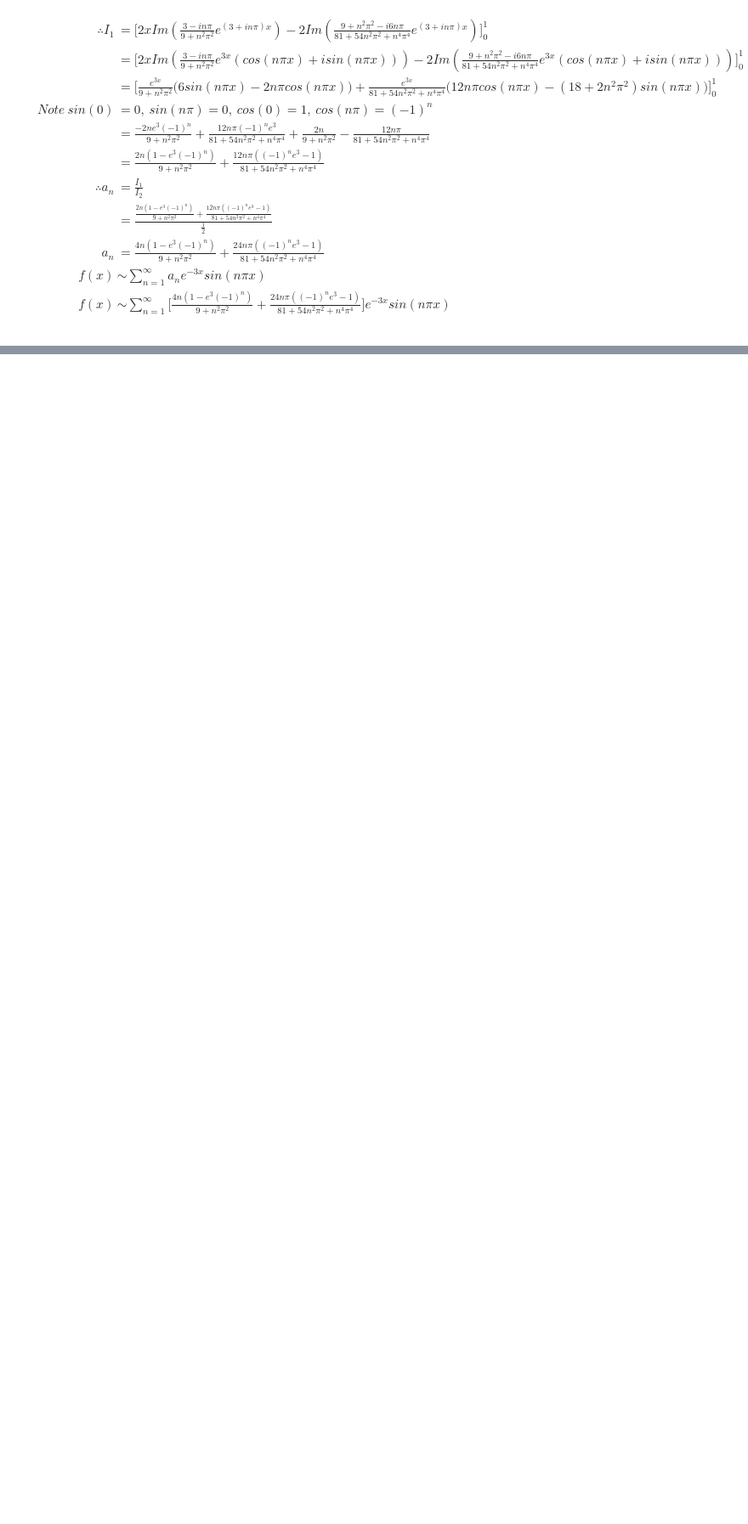
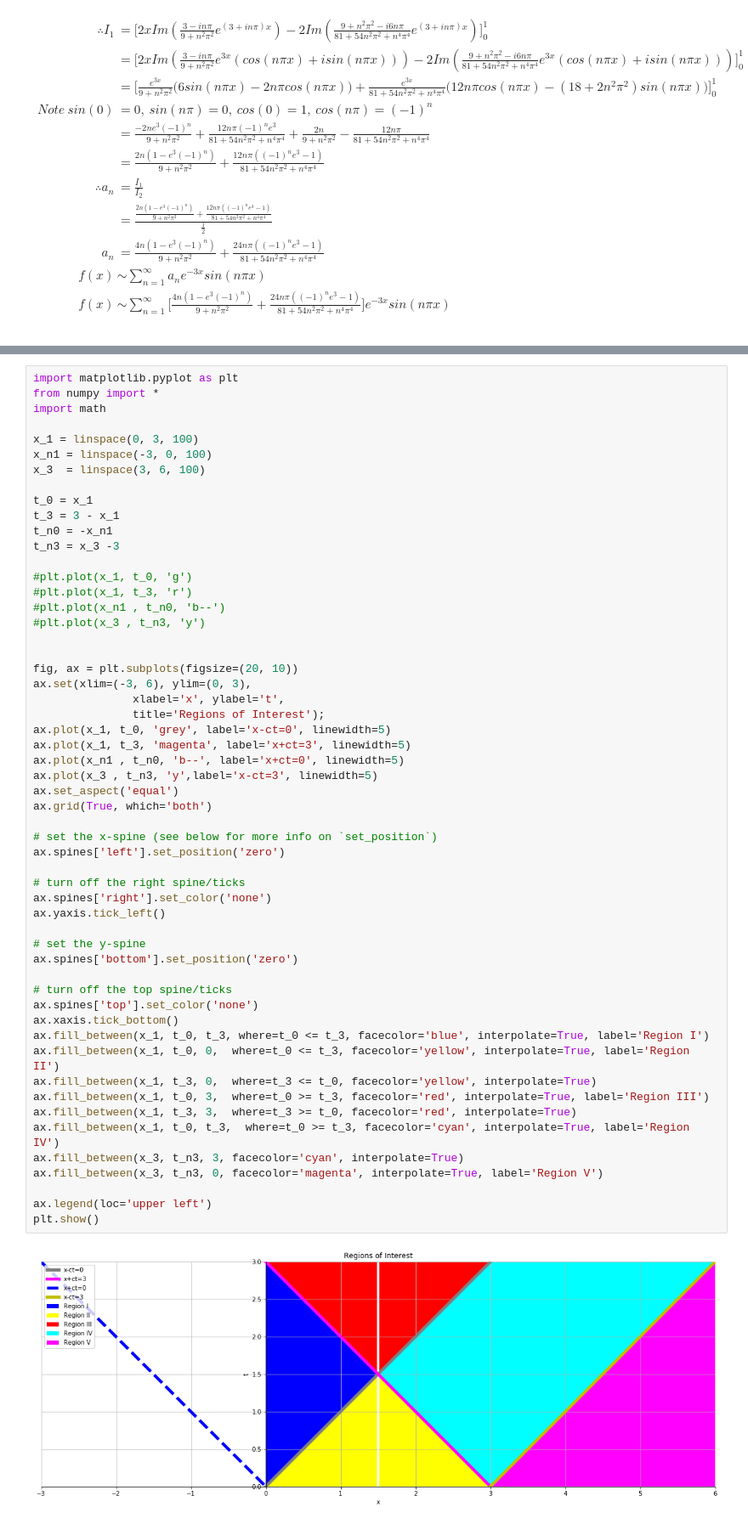
Before and after one commit to JasonBorland/TUD_MATH4854_PDE_NM, a Jupyter notebook: MATH4854_PDE_ASSIGNMENT.ipynb, the cells around one changed output, grey strips where cells are left out. Shown at 85% size. Drawn from its saved outputs; the diff is of its cells as text; blank space fills up the shorter version.

```diff
--- a/MATH4854_PDE_ASSIGNMENT.ipynb
+++ b/MATH4854_PDE_ASSIGNMENT.ipynb
@@ -158,0 +190,57 @@ $$
+# %%
+import matplotlib.pyplot as plt
+from numpy import *
+import math
+
+x_1 = linspace(0, 3, 100)
+x_n1 = linspace(-3, 0, 100)
+x_3  = linspace(3, 6, 100)
+
+t_0 = x_1
+t_3 = 3 - x_1
+t_n0 = -x_n1
+t_n3 = x_3 -3
+
+#plt.plot(x_1, t_0, 'g')
+#plt.plot(x_1, t_3, 'r')
+#plt.plot(x_n1 , t_n0, 'b--')
+#plt.plot(x_3 , t_n3, 'y')
+
+
+fig, ax = plt.subplots(figsize=(20, 10))
+ax.set(xlim=(-3, 6), ylim=(0, 3),
+               xlabel='x', ylabel='t',
+               title='Regions of Interest');
+ax.plot(x_1, t_0, 'grey', label='x-ct=0', linewidth=5)
+ax.plot(x_1, t_3, 'magenta', label='x+ct=3', linewidth=5)
+ax.plot(x_n1 , t_n0, 'b--', label='x+ct=0', linewidth=5)
+ax.plot(x_3 , t_n3, 'y',label='x-ct=3', linewidth=5)
+ax.set_aspect('equal')
+ax.grid(True, which='both')
+
+# set the x-spine (see below for more info on `set_position`)
+ax.spines['left'].set_position('zero')
+
+# turn off the right spine/ticks
+ax.spines['right'].set_color('none')
+ax.yaxis.tick_left()
+
+# set the y-spine
+ax.spines['bottom'].set_position('zero')
+
+# turn off the top spine/ticks
+ax.spines['top'].set_color('none')
+ax.xaxis.tick_bottom()
+ax.fill_between(x_1, t_0, t_3, where=t_0 <= t_3, facecolor='blue', interpolate=True, label='Region I')
+ax.fill_between(x_1, t_0, 0,  where=t_0 <= t_3, facecolor='yellow', interpolate=True, label='Region II')
+ax.fill_between(x_1, t_3, 0,  where=t_3 <= t_0, facecolor='yellow', interpolate=True)
+ax.fill_between(x_1, t_0, 3,  where=t_0 >= t_3, facecolor='red', interpolate=True, label='Region III')
+ax.fill_between(x_1, t_3, 3,  where=t_3 >= t_0, facecolor='red', interpolate=True)
+ax.fill_between(x_1, t_0, t_3,  where=t_0 >= t_3, facecolor='cyan', interpolate=True, label='Region IV')
+ax.fill_between(x_3, t_n3, 3, facecolor='cyan', interpolate=True)
+ax.fill_between(x_3, t_n3, 0, facecolor='magenta', interpolate=True, label='Region V')
+
+ax.legend(loc='upper left')
+plt.show()
+# %% [output]
+[figure, added]
```
Also changed, not shown: parts of 9 cells of this notebook.
